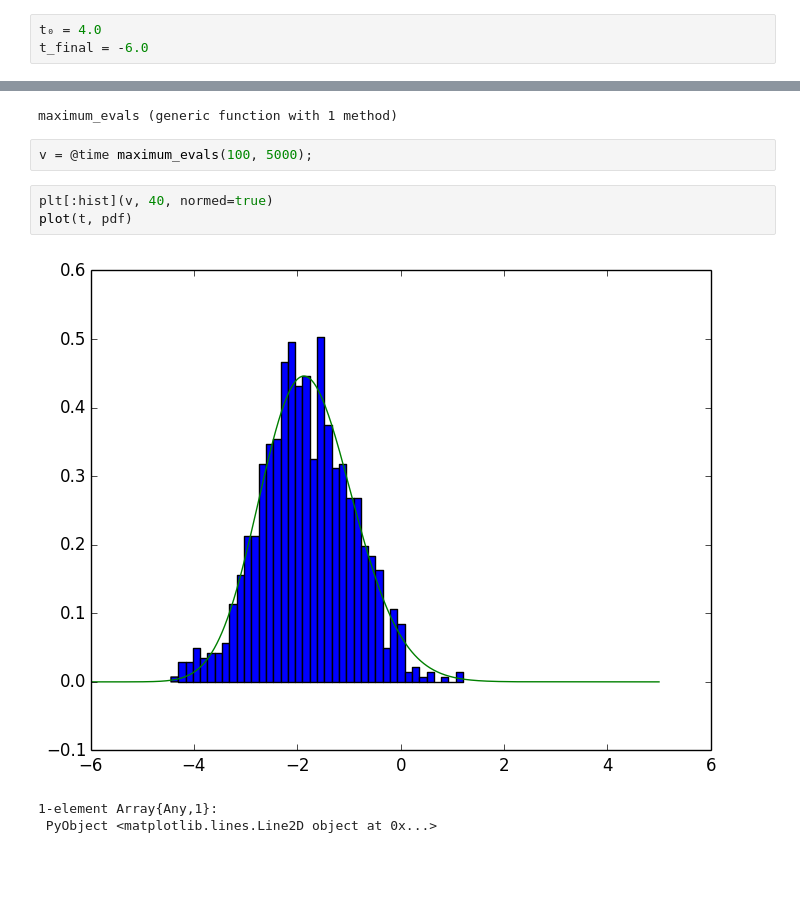
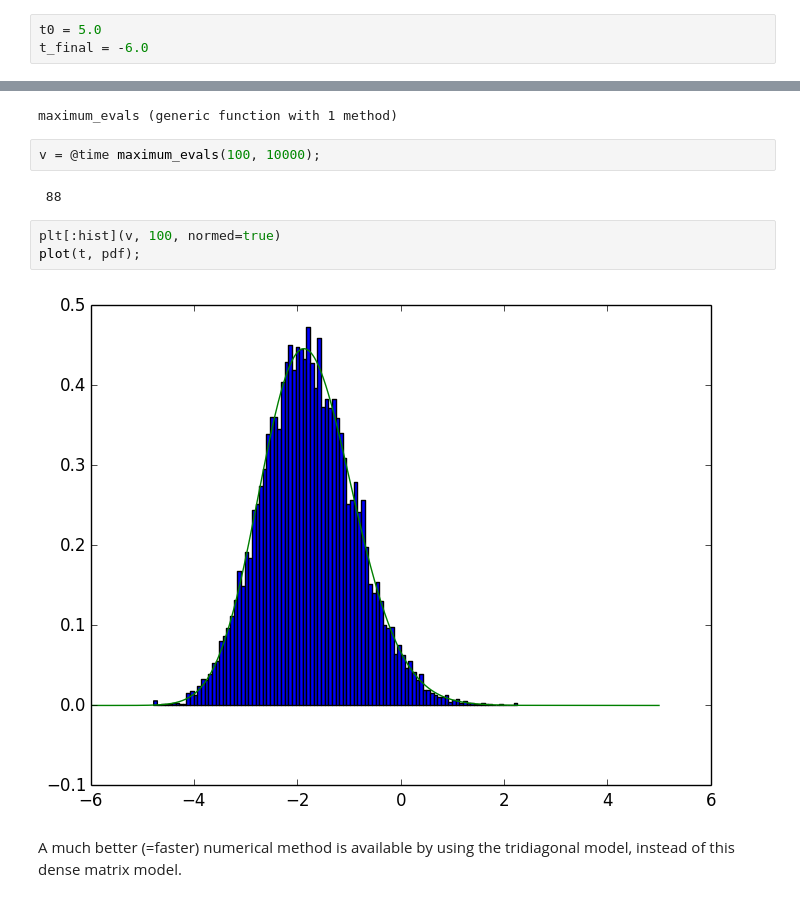
Before and after one commit to afcarl/random_matrix_notebooks, a Jupyter notebook: Tracy-Widom distribution.ipynb, the cells around one changed output, grey strips where cells are left out. Cells and saved outputs as stored; diff of their text form; blank space fills up the shorter version.

Commit message:
Update plot

```diff
--- a/Tracy-Widom distribution.ipynb
+++ b/Tracy-Widom distribution.ipynb
@@ -34,7 +32,7 @@ We use the adaptive Runge-Kutta method `ode45` from the [`ODE.jl`](https://githu
 # %%
 using ODE   # Julia package for solving ODEs
 # %%
-t₀ = 4.0
+t0 = 5.0
 t_final = -6.0
 # %% [output]
 -6.0
@@ -85,11 +81,13 @@ end
 # %% [output]
 maximum_evals (generic function with 1 method)
 # %%
-v = @time maximum_evals(100, 5000);
+v = @time maximum_evals(100, 10000);
+# %% [output]
+ 88
 # %%
-plt[:hist](v, 40, normed=true)
-plot(t, pdf)
+plt[:hist](v, 100, normed=true)
+plot(t, pdf);
 # %% [output]
-[figure, old version]
+[figure, new version]
-1-element Array{Any,1}:
- PyObject <matplotlib.lines.Line2D object at 0x...>
+# %% [markdown]
+A much better (=faster) numerical method is available by using the tridiagonal model, instead of this dense matrix model.
```
Also changed, not shown: parts of 7 cells of this notebook.
